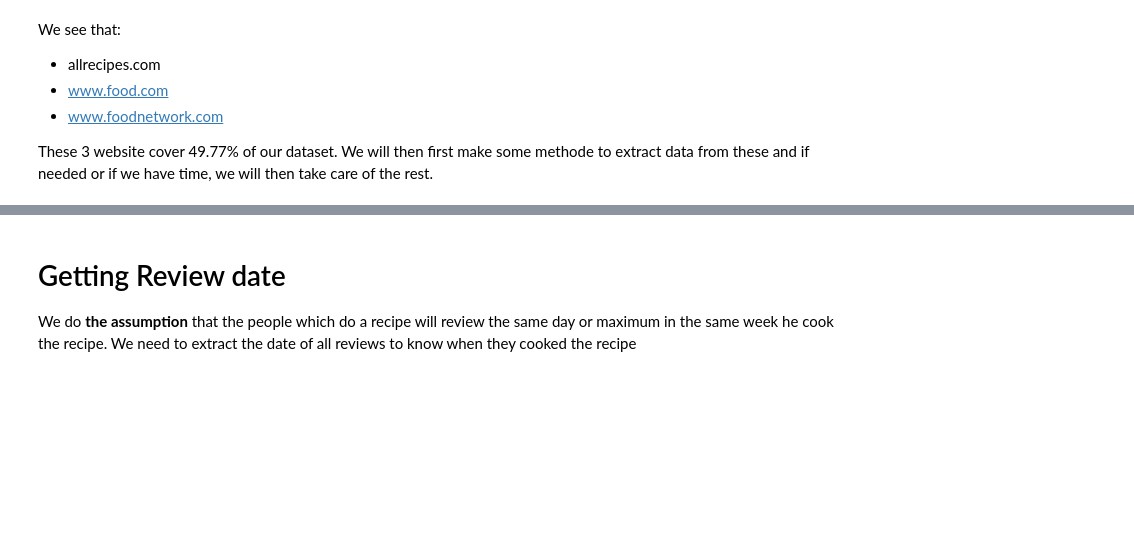
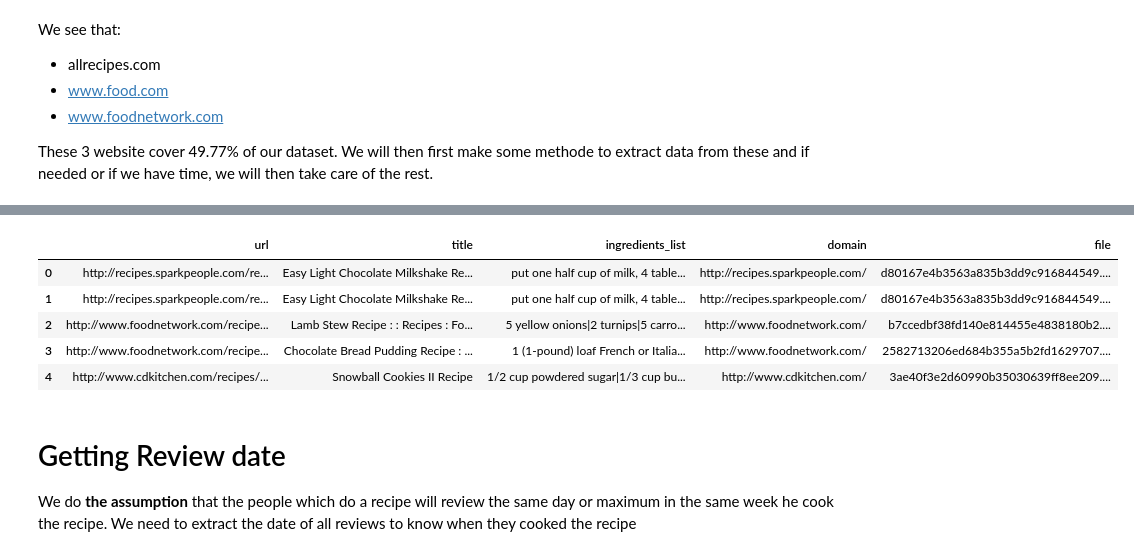
Before and after one commit to csbenz/ada, a Jupyter notebook: project/Project_test.ipynb, the cells around one changed output, grey strips where cells are left out. Saved outputs shown, nothing was run; the diff lists cells and outputs as text; code cells hidden in the pictures; blank space fills up the shorter version.

Commit message:
reformating of how to get the ingredients, starting getting the reviews date, and update the TODO file

```diff
--- a/project/Project_test.ipynb
+++ b/project/Project_test.ipynb
@@ -275,3 +158,19 @@ recipes_ingredient.head()
+# %%
+recip_info_path = 'data/recipeInfo/recipeInfo_WestWhiteHorvitz_WWW2013.tsv'
+
+recip_info = pd.read_csv(recip_info_path, sep='\t', encoding='latin-1')
+
+restricted_recipe_info = recip_info[['url', 'title', 'ingredients_list']].head()
+
+result = pd.merge(restricted_recipe_info, log_data, how='inner', on='url', indicator=False, suffixes=('_info', '_log'))
+result.head()
+# %% [output]
+|  | url | title | ingredients_list | domain | file |
+| 0 | http://recipes.sparkpeople.com/re... | Easy Light Chocolate Milkshake Re... | put one half cup of milk, 4 table... | http://recipes.sparkpeople.com/ | d80167e4b3563a835b3dd9c916844549.... |
+| 1 | http://recipes.sparkpeople.com/re... | Easy Light Chocolate Milkshake Re... | put one half cup of milk, 4 table... | http://recipes.sparkpeople.com/ | d80167e4b3563a835b3dd9c916844549.... |
+| 2 | http://www.foodnetwork.com/recipe... | Lamb Stew Recipe : : Recipes : Fo... | 5 yellow onions|2 turnips|5 carro... | http://www.foodnetwork.com/ | b7ccedbf38fd140e814455e4838180b2.... |
+| 3 | http://www.foodnetwork.com/recipe... | Chocolate Bread Pudding Recipe : ... | 1 (1-pound) loaf French or Italia... | http://www.foodnetwork.com/ | 2582713206ed684b355a5b2fd1629707.... |
+| 4 | http://www.cdkitchen.com/recipes/... | Snowball Cookies II Recipe | 1/2 cup powdered sugar|1/3 cup bu... | http://www.cdkitchen.com/ | 3ae40f3e2d60990b35030639ff8ee209.... |
 # %% [markdown]
 # Getting Review date
 We do **the assumption** that the people which do a recipe will review the same day or maximum in the same week he cook the recipe. We need to extract the date of all reviews to know when they cooked the recipe
```
Also changed, not shown: parts of 27 cells of this notebook, 1 other file.
